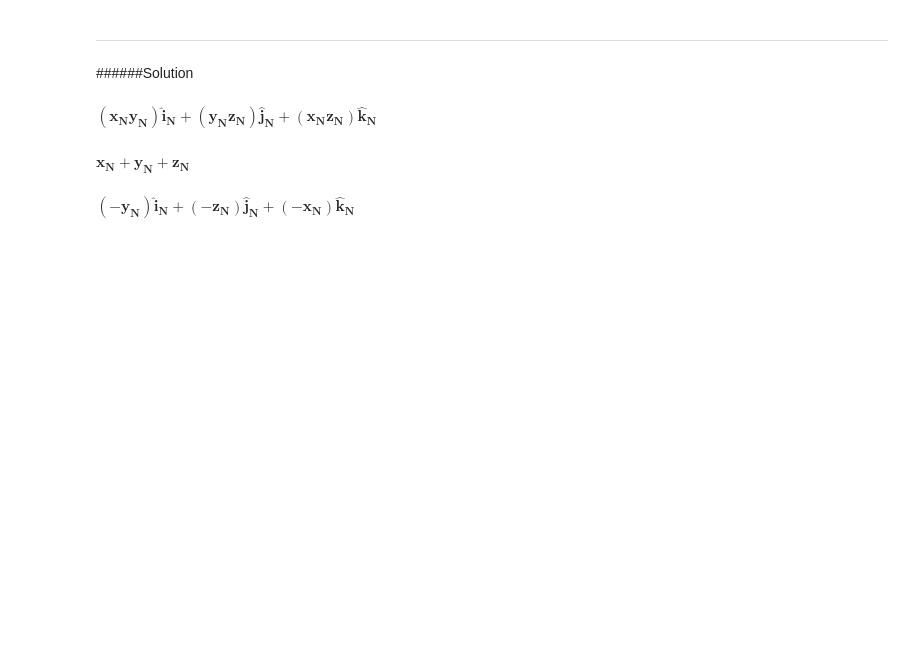
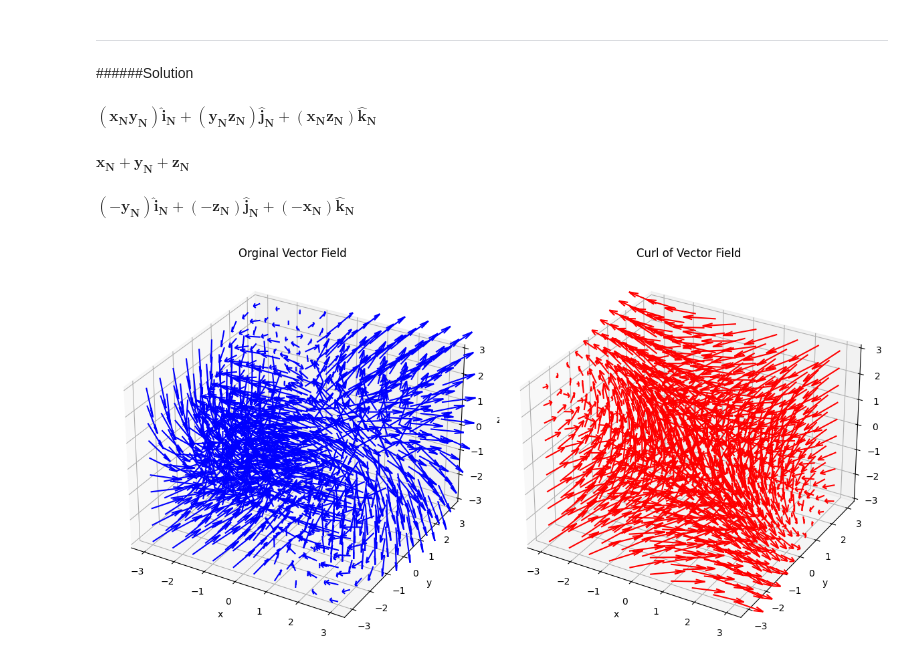
Before and after one commit to vasudev006/S2Codebase, a Jupyter notebook: EXPERIMENT_NO_4.ipynb, the cells around one changed output. Saved outputs shown, nothing was run; the diff lists cells and outputs as text; code cells hidden in the pictures; blank space fills up the shorter version.

```diff
--- a/EXPERIMENT_NO_4.ipynb
+++ b/EXPERIMENT_NO_4.ipynb
@@ -42,30 +42,56 @@ $\displaystyle \left(- \mathbf{{y}_{N}}\right)\mathbf{\hat{i}_{N}} + \left(- \ma
 # %%
 #Define the grid
 x_vals=np.linspace(-3,3,10)
 y_vals=np.linspace(-3,3,10)
 z_vals=np.linspace(-3,3,10)
 x,y,z=np.meshgrid(x_vals,y_vals,z_vals)
 
 #Initialize arrays to store the vector field components
 U=np.zeros_like(x)
 V=np.zeros_like(y)
 W=np.zeros_like(z)
 
 #Initialize arrays to store the curl components
 Curl_U=np.zeros_like(x)
 Curl_V=np.zeros_like(y)
 Curl_W=np.zeros_like(z)
 
 #Evaluate tyhe vector field and curl at each grid point
 for i in range(x.shape[0]):
   for j in range(x.shape[1]):
     for k in range(x.shape[2]):
       point={N.x:x[i,j,k],N.y:y[i,j,k],N.z:z[i,j,k]}
       F_evaluated =F.subs(point)
       U[i,j,k]=float(F_evaluated.dot(N.i))
       V[i,j,k]=float(F_evaluated.dot(N.j))
       W[i,j,k]=float(F_evaluated.dot(N.k))
       curl_evaluated=curl_F.subs(point)
       Curl_U[i,j,k]=float(curl_evaluated.dot(N.i))
       Curl_V[i,j,k]=float(curl_evaluated.dot(N.j))
       Curl_W[i,j,k]=float(curl_evaluated.dot(N.k))
+
+
+#Plot thew orginal vector field
+
+fig = plt.figure(figsize=(12,6))
+
+ax1 = fig.add_subplot(121, projection='3d')
+ax1.quiver(x,y,z,U,V,W,length=1,normalize=True,color=('b'))
+ax1.set_xlabel('x')
+ax1.set_ylabel('y')
+ax1.set_zlabel('z')
+ax1.set_title('Orginal Vector Field')
+
+#Plot the curl of the vector field
+
+ax2=fig.add_subplot(122,projection='3d')
+ax2.quiver(x,y,z,Curl_U,Curl_V,Curl_W,length=1,normalize=True,color=('r'))
+ax2.set_xlabel('x')
+ax2.set_ylabel('y')
+ax2.set_zlabel('z')
+ax2.set_title('Curl of Vector Field')
+
+plt.tight_layout()
+plt.show()
+# %% [output]
+[figure, added]
```
